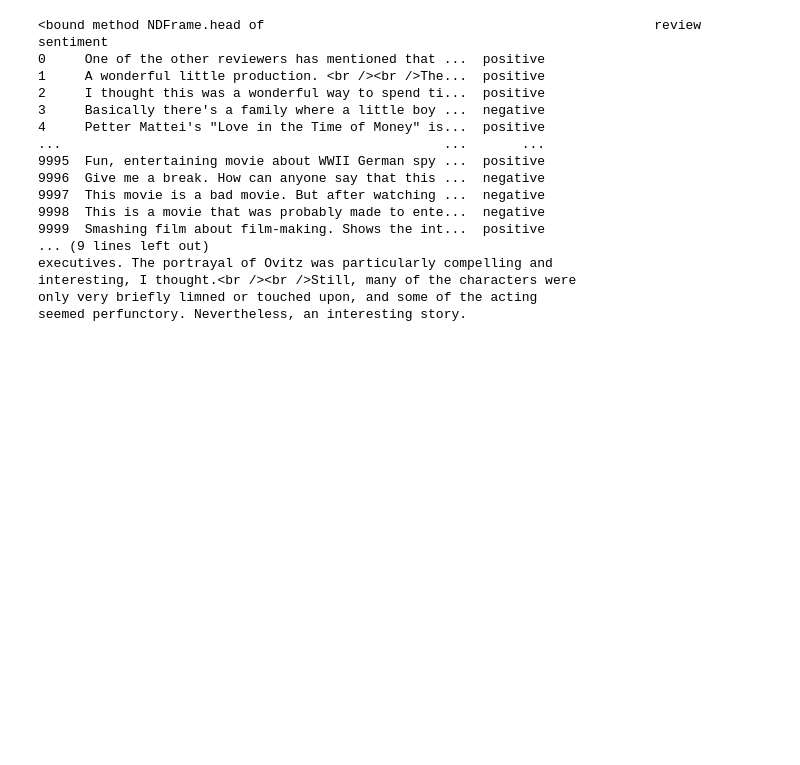
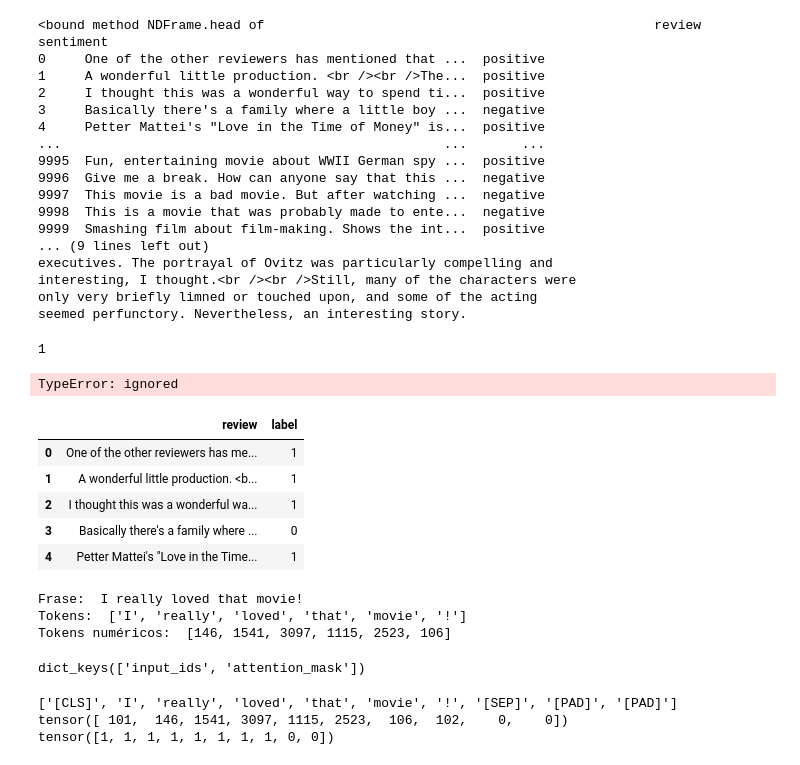
Before and after one commit to DanielEdu/BERT_POC, a Jupyter notebook: BERT_POC.ipynb, the cells around one changed output. Cells and saved outputs as stored; diff of their text form; code cells hidden in the pictures; blank space fills up the shorter version.

```diff
--- a/BERT_POC.ipynb
+++ b/BERT_POC.ipynb
@@ -77,3 +64,46 @@ executives. The portrayal of Ovitz was particularly compelling and
 interesting, I thought.<br /><br />Still, many of the characters were
 only very briefly limned or touched upon, and some of the acting
 seemed perfunctory. Nevertheless, an interesting story.
+# %%
+# B Mulsi sentimientos
+df_b.head()
+df_b['sentiment'].unique()
+
+sentiment_list = {
+    'empty': 1,
+    'sadness': 2,
+    'enthusiasm': 3,
+    'neutral': 4,
+    'worry': 5,
+    'surprise': 6,
+    'love': 7,
+    'fun': 8,
+    'hate': 9,
+    'happiness': 10,
+    'boredom': 11,
+    'relief': 12,
+    'anger': 13
+}
+
+sentiment_list['empty']
+# %% [output]
+1
+# %%
+# B Reajustar dataset
+df_b['label'] = if
+# df.drop('sentiment', axis=1, inplace=True)
+df_b.head()
+# %% [output]
+TypeError: ignored
+# %%
+# Reajustar dataset
+df['label'] = (df['sentiment']=='positive').astype(int)
+df.drop('sentiment', axis=1, inplace=True)
+df.head()
+# %% [output]
+|  | review | label |
+| 0 | One of the other reviewers has me... | 1 |
+| 1 | A wonderful little production. <b... | 1 |
+| 2 | I thought this was a wonderful wa... | 1 |
+| 3 | Basically there's a family where ... | 0 |
+| 4 | Petter Mattei's "Love in the Time... | 1 |
@@ -79,0 +114,12 @@ seemed perfunctory. Nevertheless, an interesting story.
+# %%
+# Ejemplo tokenización
+sample_txt = 'I really loved that movie!'
+tokens = tokenizer.tokenize(sample_txt)
+token_ids = tokenizer.convert_tokens_to_ids(tokens)
+print('Frase: ', sample_txt)
+print('Tokens: ', tokens)
+print('Tokens numéricos: ', token_ids)
+# %% [output]
+Frase:  I really loved that movie!
+Tokens:  ['I', 'really', 'loved', 'that', 'movie', '!']
+Tokens numéricos:  [146, 1541, 3097, 1115, 2523, 106]
@@ -79,0 +138,12 @@ seemed perfunctory. Nevertheless, an interesting story.
+# %%
+encoding.keys()
+# %% [output]
+dict_keys(['input_ids', 'attention_mask'])
+# %%
+print(tokenizer.convert_ids_to_tokens(encoding['input_ids'][0]))
+print(encoding['input_ids'][0])
+print(encoding['attention_mask'][0])
+# %% [output]
+['[CLS]', 'I', 'really', 'loved', 'that', 'movie', '!', '[SEP]', '[PAD]', '[PAD]']
+tensor([ 101,  146, 1541, 3097, 1115, 2523,  106,  102,    0,    0])
+tensor([1, 1, 1, 1, 1, 1, 1, 1, 0, 0])
```
Also changed, not shown: parts of 14 cells of this notebook.
